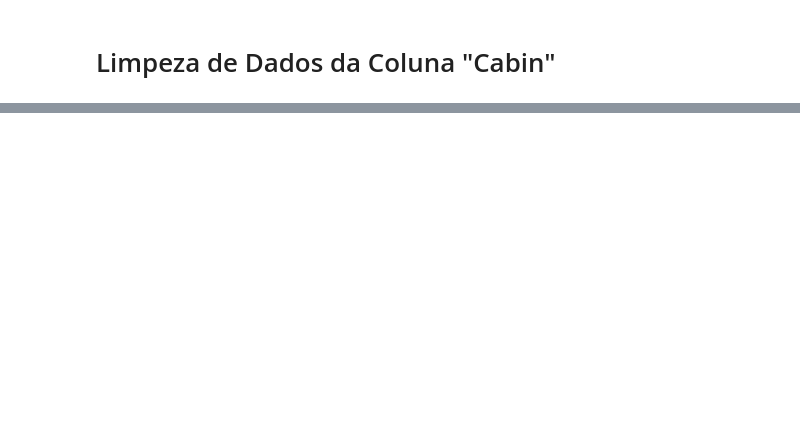
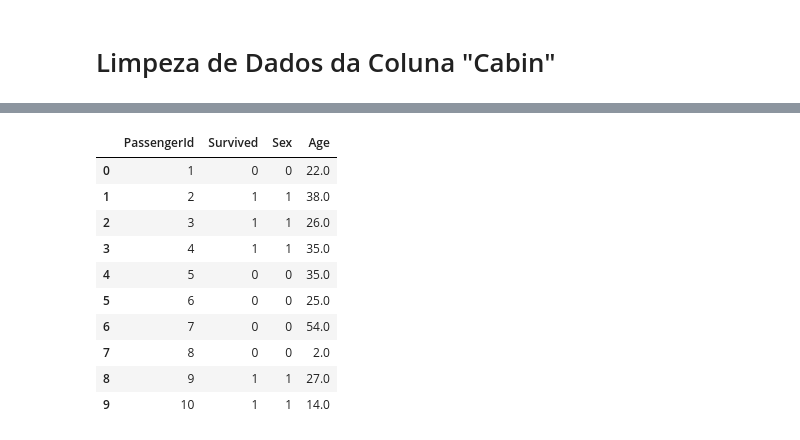
Before and after one commit to oestranhooo/Titanic-Machine-learnig-, a Jupyter notebook: Titanic.ipynb, the cells around one changed output, grey strips where cells are left out. Cells and saved outputs as stored; diff of their text form; code cells hidden in the pictures; blank space fills up the shorter version.

```diff
--- a/Titanic.ipynb
+++ b/Titanic.ipynb
@@ -190,0 +225,22 @@ titanic.head(10)
+# %%
+titanic = titanic.drop(['Embarked'], axis = 1 )
+# %%
+titanic = titanic.drop(['Pclass'], axis = 1 )
+# %%
+titanic = titanic.drop(['Name'], axis = 1 )
+# %%
+titanic['Sex'] = titanic['Sex'].map({'male': 0, 'female': 1})
+# %%
+titanic.head(10)
+# %% [output]
+|  | PassengerId | Survived | Sex | Age |
+| 0 | 1 | 0 | 0 | 22.0 |
+| 1 | 2 | 1 | 1 | 38.0 |
+| 2 | 3 | 1 | 1 | 26.0 |
+| 3 | 4 | 1 | 1 | 35.0 |
+| 4 | 5 | 0 | 0 | 35.0 |
+| 5 | 6 | 0 | 0 | 25.0 |
+| 6 | 7 | 0 | 0 | 54.0 |
+| 7 | 8 | 0 | 0 | 2.0 |
+| 8 | 9 | 1 | 1 | 27.0 |
+| 9 | 10 | 1 | 1 | 14.0 |
```
Also changed, not shown: parts of 7 cells of this notebook, 1 other file.
